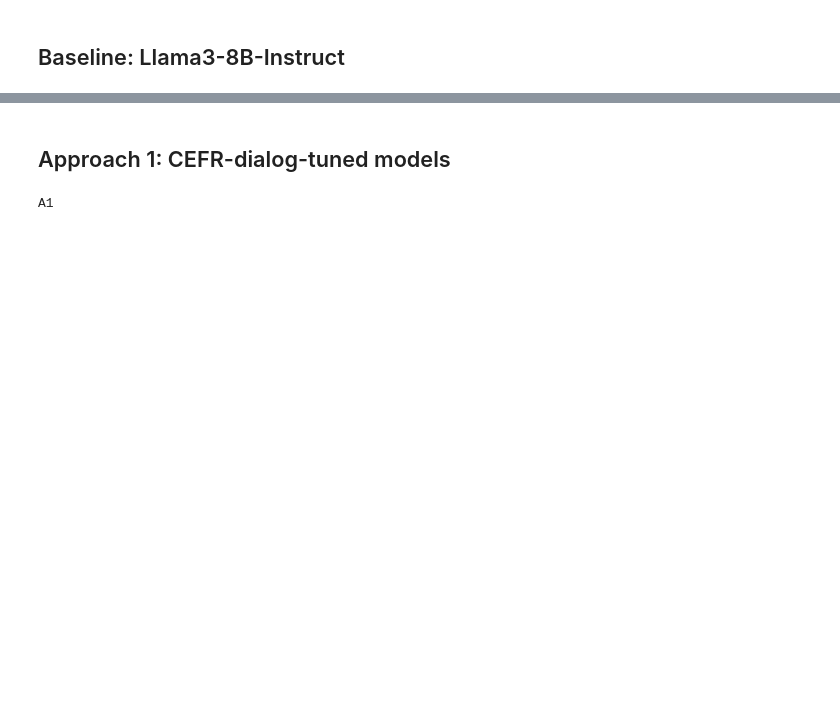
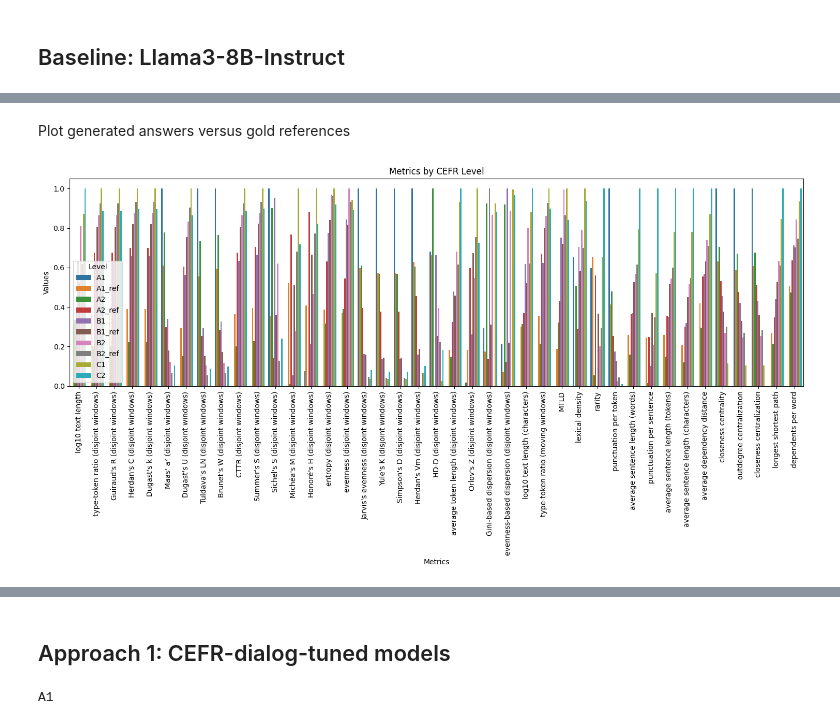
Before and after one commit to shivster2000/grammarctg, a Jupyter notebook: experiments/004_CEFR_models.ipynb, the cells around one changed output, grey strips where cells are left out. Cells and saved outputs as stored; diff of their text form; code cells hidden in the pictures; blank space fills up the shorter version.

```diff
--- a/experiments/004_CEFR_models.ipynb
+++ b/experiments/004_CEFR_models.ipynb
@@ -412,3 +399,6 @@ print(context)
 # %% [markdown]
 ## Baseline: Llama3-8B-Instruct
+# %%
+output_dir = "/cluster/scratch/dglandorf/CEFR/baseline/"
+levels = ["A1", "A2", "B1", "B2"]
 # %%
@@ -442,0 +484,13 @@ A: That's fascinating! I've always been intrigued by the idea of people who aban
+# %%
+def calc_complexity(text, file, window=200):
+    doc = nlp(text)
+    CoNLL.write_doc2conll(doc, file + ".conllu")
+    !txtcomplexity --lang en --preset all -i conllu --window-size {window} {file}.conllu > {file}.json
+# %%
+with open(f"{output_dir}responses.json", 'r') as outfile:
+    responses = json.load(outfile)
+
+for level, response in responses.items():
+    print(level)
+    print(len(" ".join(response).split(" ")))
+    calc_complexity(" ".join(response), output_dir+level)
@@ -442,0 +544,33 @@ A: That's fascinating! I've always been intrigued by the idea of people who aban
+# %% [markdown]
+Plot generated answers versus gold references
+# %%
+def plot_complexity(ref):
+    rows = []
+    def append_rows(file, level):
+        stats = json.load(open(f"{file}.json", 'r'))
+        metrics = stats[f"{file}.conllu"]
+        for key, value in metrics.items():
+            rows.append({"Level": level, "Metric": key, "Value": value['value']})
+
+    for level in responses.keys():
+        append_rows(f"{output_dir}{level}", level)
+        if os.path.exists(f"{output_dir}{level}{ref}.json"): append_rows(f"{output_dir}{level}{ref}", f"{level}{ref}")
+
+    df = pd.DataFrame(rows)
+    df['Normalized Value'] = df.groupby('Metric', group_keys=False)['Value'].apply(lambda x: x - x.min())
+    df['Normalized Value'] = df.groupby('Metric', group_keys=False)['Normalized Value'].apply(lambda x: x / x.max())
+
+    plt.figure(figsize=(15, 8))
+    ax = sns.barplot(x='Metric', y='Normalized Value', hue='Level', data=df)
+
+    plt.xticks(rotation=90)
+    plt.xlabel('Metrics')
+    plt.ylabel('Values')
+    plt.title('Metrics by CEFR Level')
+    plt.tight_layout()
+    sns.move_legend(ax, "lower left")
+    plt.show()
+# %%
+plot_complexity("_ref")
+# %% [output]
+[figure, added]
```
Also changed, not shown: parts of 18 cells of this notebook, 38 other files.
